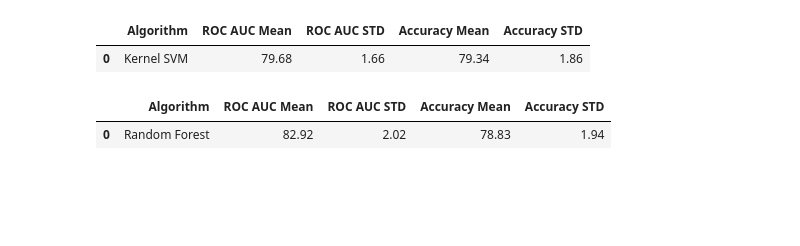
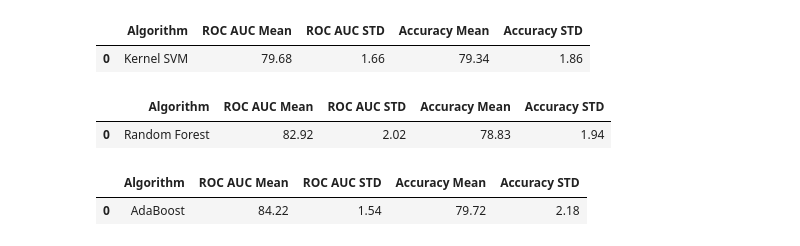
Before and after one commit to Akshay9597/Telecom_Customer_Churn, a Jupyter notebook: customer_churn_analysis.ipynb, the cells around one changed output. Cells and saved outputs as stored; diff of their text form; code cells hidden in the pictures; blank space fills up the shorter version.

Commit message:
AdaBoost added

```diff
--- a/customer_churn_analysis.ipynb
+++ b/customer_churn_analysis.ipynb
@@ -409,3 +403,35 @@ model_results.sort_values(by = ['ROC AUC Mean'], ascending=False)
 # %% [output]
 |  | Algorithm | ROC AUC Mean | ROC AUC STD | Accuracy Mean | Accuracy STD |
 | 0 | Random Forest | 82.92 | 2.02 | 78.83 | 1.94 |
+# %%
+model_AdaBoost = ('AdaBoost', AdaBoostClassifier(random_state=0))
+acc_results =[]
+auc_results =[]
+names = []
+
+result_col = ["Algorithm", "ROC AUC Mean", "ROC AUC STD", "Accuracy Mean", "Accuracy STD"]
+model_results = pd.DataFrame(columns = result_col)
+
+i=0
+# K- fold cross validation
+
+name, model = model_AdaBoost
+names.append(name)
+
+cv_acc_results = model_selection.cross_val_score(model, X_train, y_train, cv=kfold, scoring="accuracy")
+cv_auc_results = model_selection.cross_val_score(model, X_train, y_train, cv=kfold, scoring="roc_auc")
+acc_results.append(cv_acc_results)
+auc_results.append(cv_auc_results)
+
+model_results.loc[i] = [name,
+                        round(cv_auc_results.mean()*100, 2),
+                        round(cv_auc_results.std()*100, 2),
+                        round(cv_acc_results.mean()*100, 2),
+                        round(cv_acc_results.std()*100, 2)]
+
+i += 1
+
+model_results.sort_values(by=['ROC AUC Mean'], ascending=False)
+# %% [output]
+|  | Algorithm | ROC AUC Mean | ROC AUC STD | Accuracy Mean | Accuracy STD |
+| 0 | AdaBoost | 84.22 | 1.54 | 79.72 | 2.18 |
```
Also changed, not shown: parts of 5 cells of this notebook.
